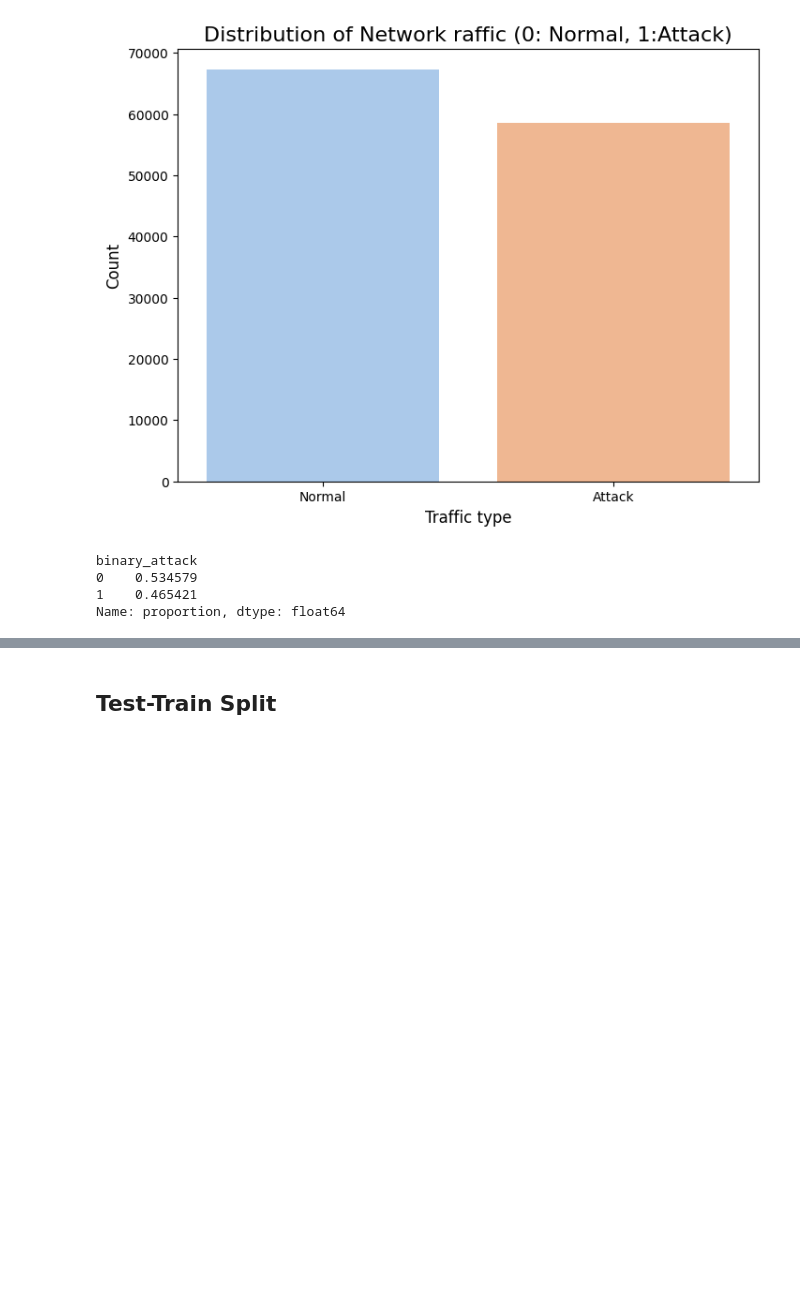
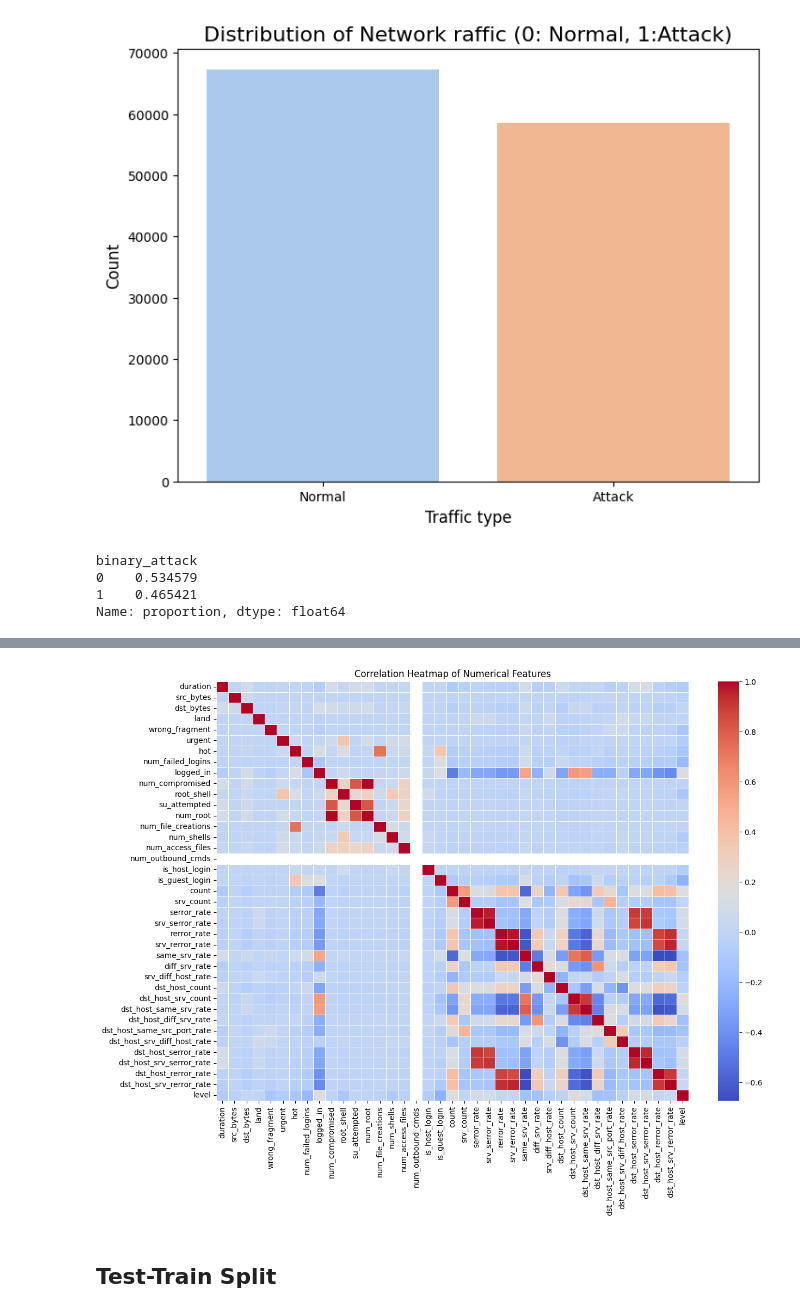
Before and after one commit to vitesh2186/SentinelNet, a Jupyter notebook: notebooks/nsl_kdd.ipynb, the cells around one changed output, grey strips where cells are left out. Cells and saved outputs as stored; diff of their text form; code cells hidden in the pictures; blank space fills up the shorter version.

```diff
--- a/notebooks/nsl_kdd.ipynb
+++ b/notebooks/nsl_kdd.ipynb
@@ -420,3 +463,11 @@ Name: proportion, dtype: float64
+# %%
+plt.figure(figsize=(14,10))
+corr = numeric_df.corr()
+sns.heatmap(corr, cmap="coolwarm", annot=False, linewidths=0.5)
+plt.title("Correlation Heatmap of Numerical Features")
+plt.show()
+# %% [output]
+[figure, added]
 # %% [markdown]
 ## Test-Train Split
 # %%
```
Also changed, not shown: parts of 4 cells of this notebook.
